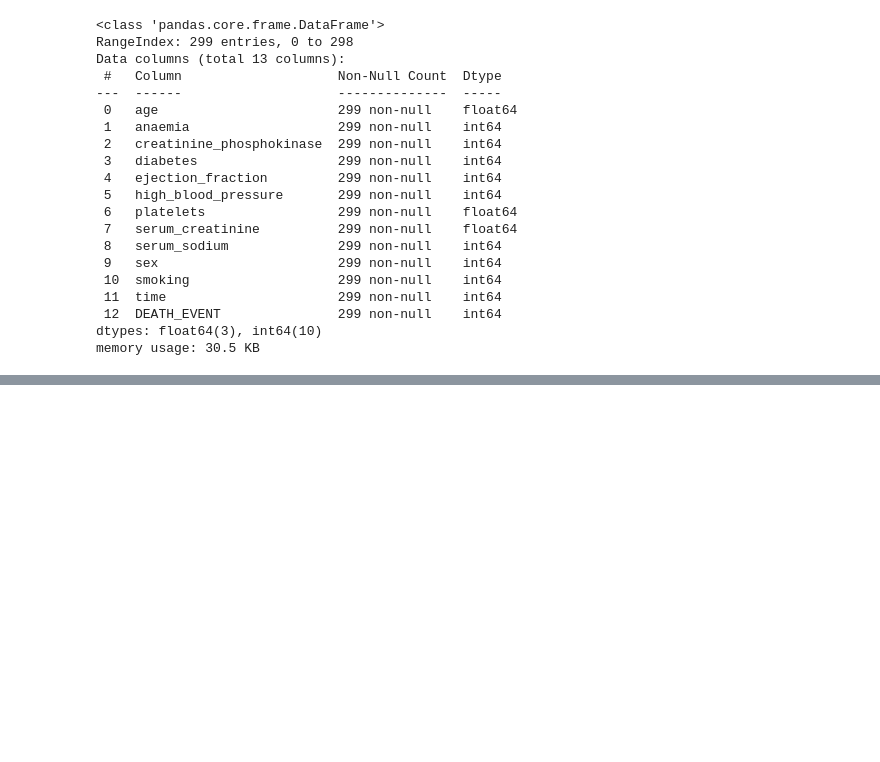
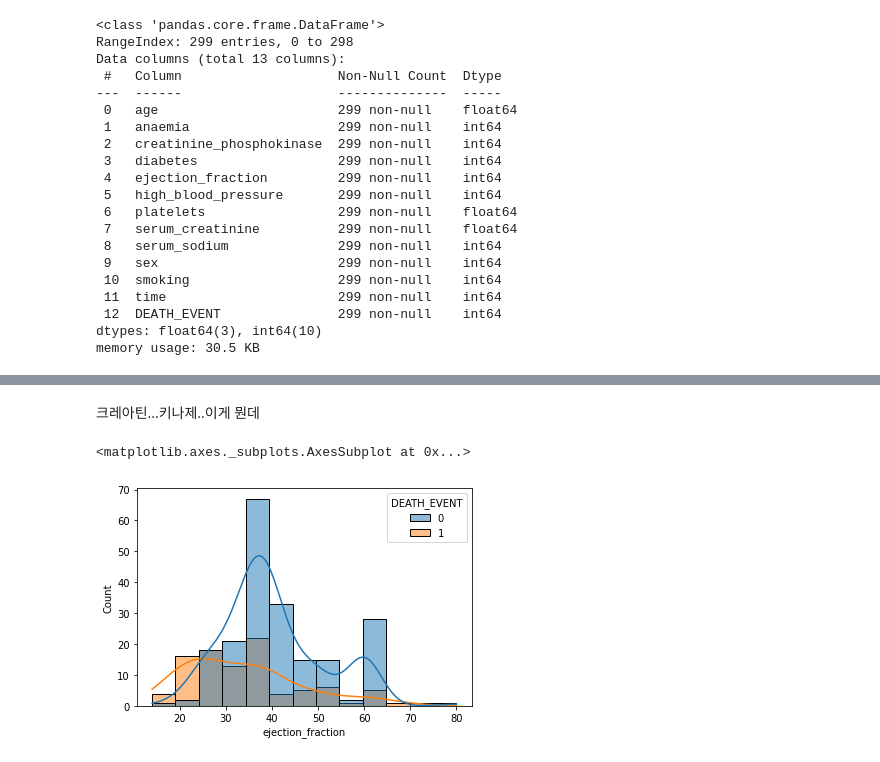
Before and after one commit to Yudaeun/Data_Analysis, a Jupyter notebook: Prevention_of_heart_failure.ipynb, the cells around one changed output, grey strips where cells are left out. Drawn from its saved outputs; the diff is of its cells as text; code cells hidden in the pictures; blank space fills up the shorter version.

```diff
--- a/Prevention_of_heart_failure.ipynb
+++ b/Prevention_of_heart_failure.ipynb
@@ -179,0 +220,7 @@ df.describe()
+# %% [markdown]
+크레아틴...키나제..이게 뭔데
+# %%
+sns.histplot(x='ejection_fraction',data=df,bins=13,hue='DEATH_EVENT',kde=True)
+# %% [output]
+<matplotlib.axes._subplots.AxesSubplot at 0x...>
+[figure, added]
```
Also changed, not shown: parts of 38 cells of this notebook.
